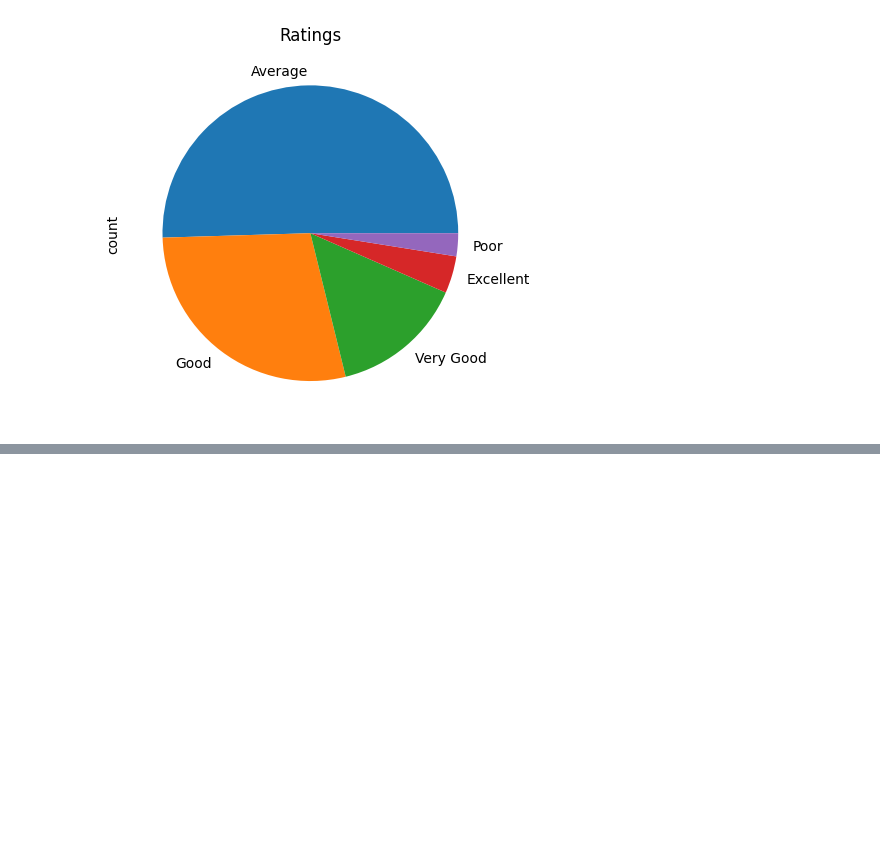
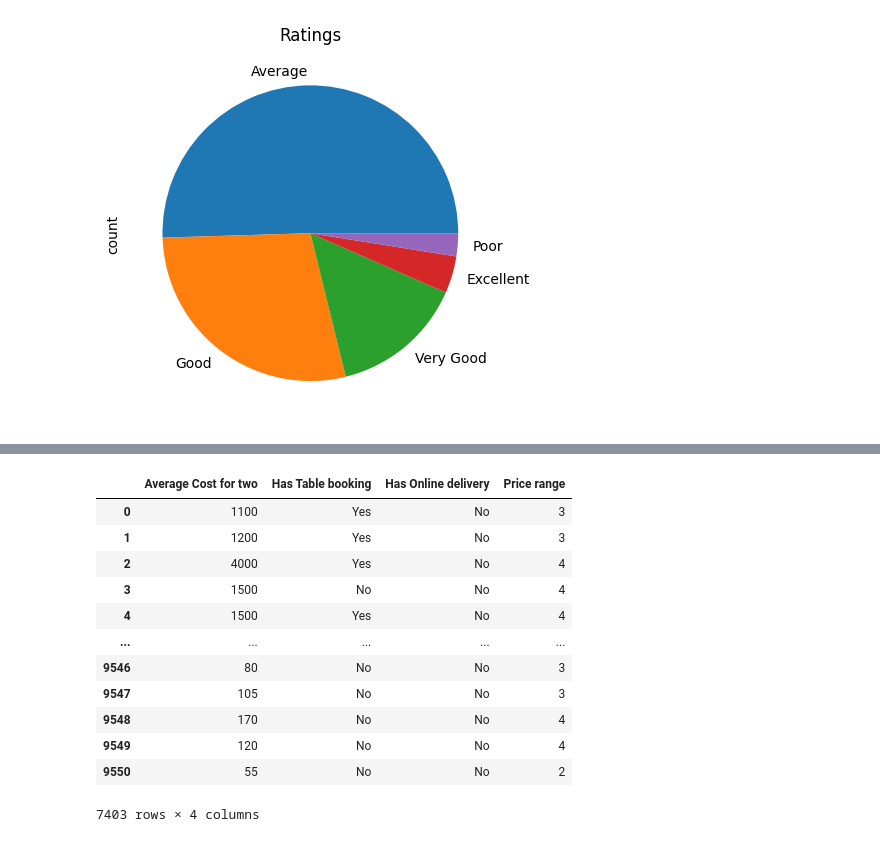
Before and after one commit to jbtestoni/predicting-restaurant-ratings-machine-learning, a Jupyter notebook: Notebook.ipynb, the cells around one changed output, grey strips where cells are left out. Saved outputs shown, nothing was run; the diff lists cells and outputs as text; code cells hidden in the pictures; blank space fills up the shorter version.

```diff
--- a/Notebook.ipynb
+++ b/Notebook.ipynb
@@ -138,0 +149,2 @@ plt.show()
+# %%
+X = df[["Average Cost for two", "Has Table booking", "Has Online delivery", "Price range"]]
@@ -138,0 +153,16 @@ plt.show()
+# %%
+X
+# %% [output]
+|  | Average Cost for two | Has Table booking | Has Online delivery | Price range |
+| 0 | 1100 | Yes | No | 3 |
+| 1 | 1200 | Yes | No | 3 |
+| 2 | 4000 | Yes | No | 4 |
+| 3 | 1500 | No | No | 4 |
+| 4 | 1500 | Yes | No | 4 |
+| ... | ... | ... | ... | ... |
+| 9546 | 80 | No | No | 3 |
+| 9547 | 105 | No | No | 3 |
+| 9548 | 170 | No | No | 4 |
+| 9549 | 120 | No | No | 4 |
+| 9550 | 55 | No | No | 2 |
+7403 rows × 4 columns
```
Also changed, not shown: parts of 12 cells of this notebook.
